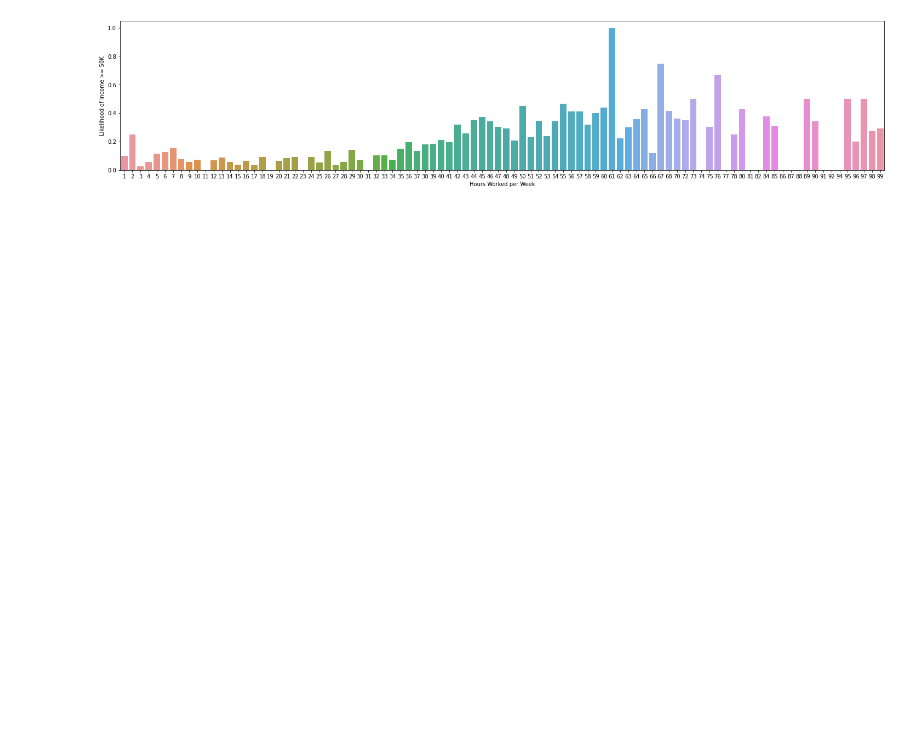
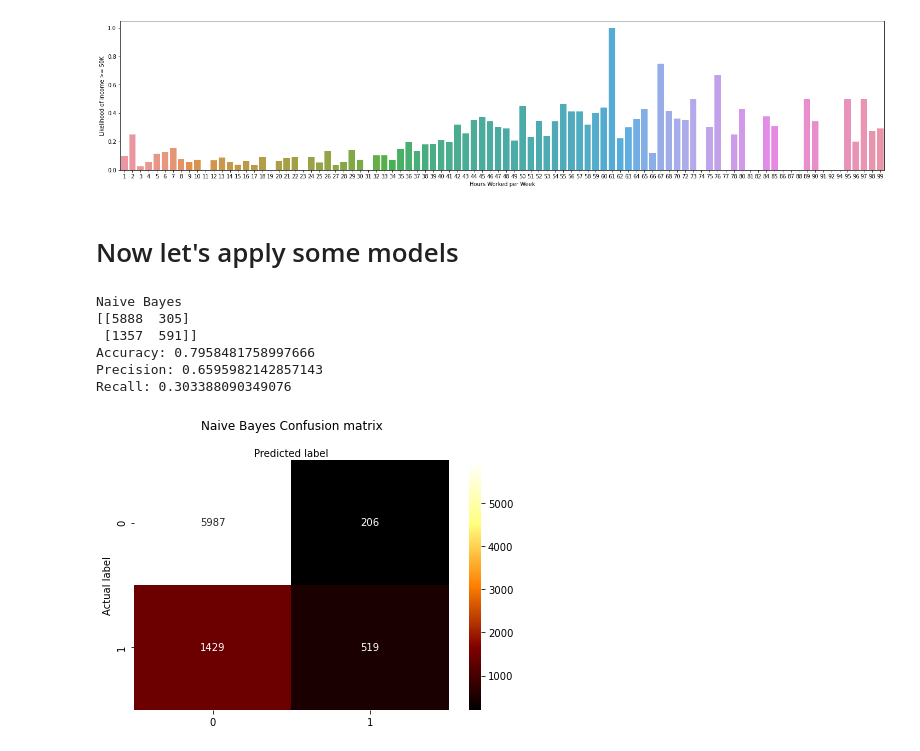
Before and after one commit to ConorPAnderson/adult_census_income, a Jupyter notebook: Income_Analysis.ipynb, the cells around one changed output. Saved outputs shown, nothing was run; the diff lists cells and outputs as text; code cells hidden in the pictures; blank space fills up the shorter version.

```diff
--- a/Income_Analysis.ipynb
+++ b/Income_Analysis.ipynb
@@ -491,3 +516,50 @@ plt.ylabel('Likelihood of income >= 50K')
 plt.show()
 # %% [output]
 [figure]
+# %% [markdown]
+# Now let's apply some models
+# %%
+#Set features
+X = data[['occupation', 'relationship', 'race', 'sex', 'age', 'fnlwgt', 'capital.gain', 'capital.loss', 'hours.per.week']]
+#Set target Variable
+y = data['income']
+
+#Set test/train split
+X_train,X_test,y_train,y_test=train_test_split(X,y,test_size=0.25,random_state=0)
+
+#select the model
+nb = GaussianNB()
+#fit the model
+nb.fit(X_train,y_train)
+#predict based on the model
+y_pred=nb.predict(X_test)
+
+#Create a confusion matrix displaying our metrics
+print('Naive Bayes')
+print(metrics.confusion_matrix(y_test, y_pred))
+print("Accuracy:",metrics.accuracy_score(y_test, y_pred))
+print("Precision:",metrics.precision_score(y_test, y_pred))
+print("Recall:",metrics.recall_score(y_test, y_pred))
+
+#Display the accurate and inaccurate scores for our confusion matrix
+class_names=[0,1] # name  of classes
+fig, ax = plt.subplots()
+tick_marks = np.arange(len(class_names))
+plt.xticks(tick_marks, class_names)
+plt.yticks(tick_marks, class_names)
+# create heatmap
+sns.heatmap(pd.DataFrame(cnf_matrix), annot=True, cmap="afmhot" ,fmt='g')
+ax.xaxis.set_label_position("top")
+plt.tight_layout()
+plt.title('Naive Bayes Confusion matrix', y=1.1)
+plt.ylabel('Actual label')
+plt.xlabel('Predicted label')
+plt.show()
+# %% [output]
+Naive Bayes
+[[5888  305]
+ [1357  591]]
+Accuracy: 0.7958481758997666
+Precision: 0.6595982142857143
+Recall: 0.303388090349076
+[figure, added]
```
Also changed, not shown: parts of 10 cells of this notebook.
